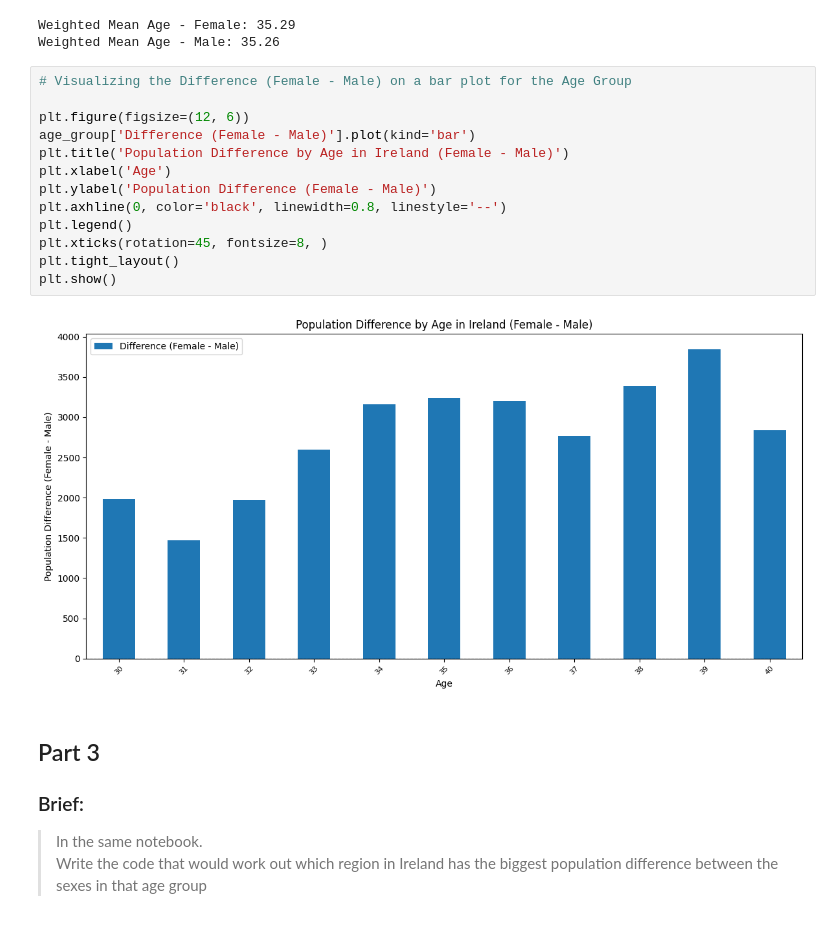
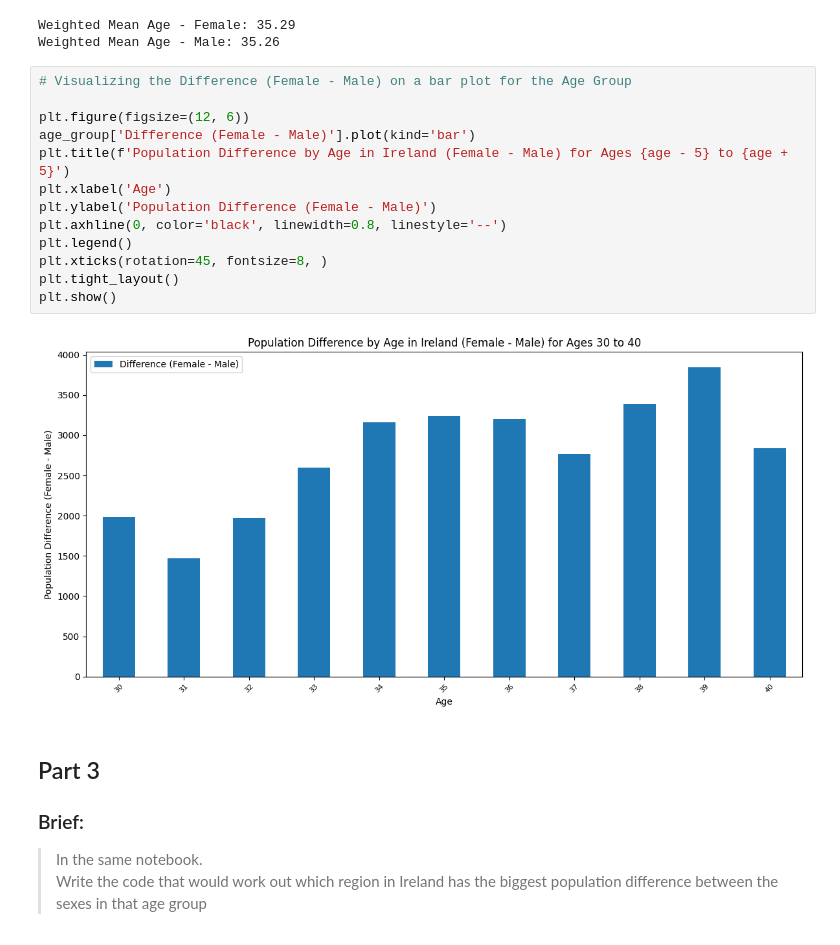
Before and after one commit to skerr17/programming-for-data-analytics, a Jupyter notebook: assignments/assignment05-population.ipynb, the cells around one changed output. Cells and saved outputs as stored; diff of their text form.

```diff
--- a/assignments/assignment05-population.ipynb
+++ b/assignments/assignment05-population.ipynb
@@ -380,18 +380,18 @@ Weighted Mean Age - Male: 35.26
 # %%
 # Visualizing the Difference (Female - Male) on a bar plot for the Age Group
 
 plt.figure(figsize=(12, 6))
 age_group['Difference (Female - Male)'].plot(kind='bar')
-plt.title('Population Difference by Age in Ireland (Female - Male)')
+plt.title(f'Population Difference by Age in Ireland (Female - Male) for Ages {age - 5} to {age + 5}')
 plt.xlabel('Age')
 plt.ylabel('Population Difference (Female - Male)')
 plt.axhline(0, color='black', linewidth=0.8, linestyle='--')
 plt.legend()
 plt.xticks(rotation=45, fontsize=8, )
 plt.tight_layout()
 plt.show()
 # %% [output]
-[figure, old version]
+[figure, new version]
 # %% [markdown]
 ## Part 3
 
```
Also changed, not shown: parts of 2 cells of this notebook, 1 other file.
